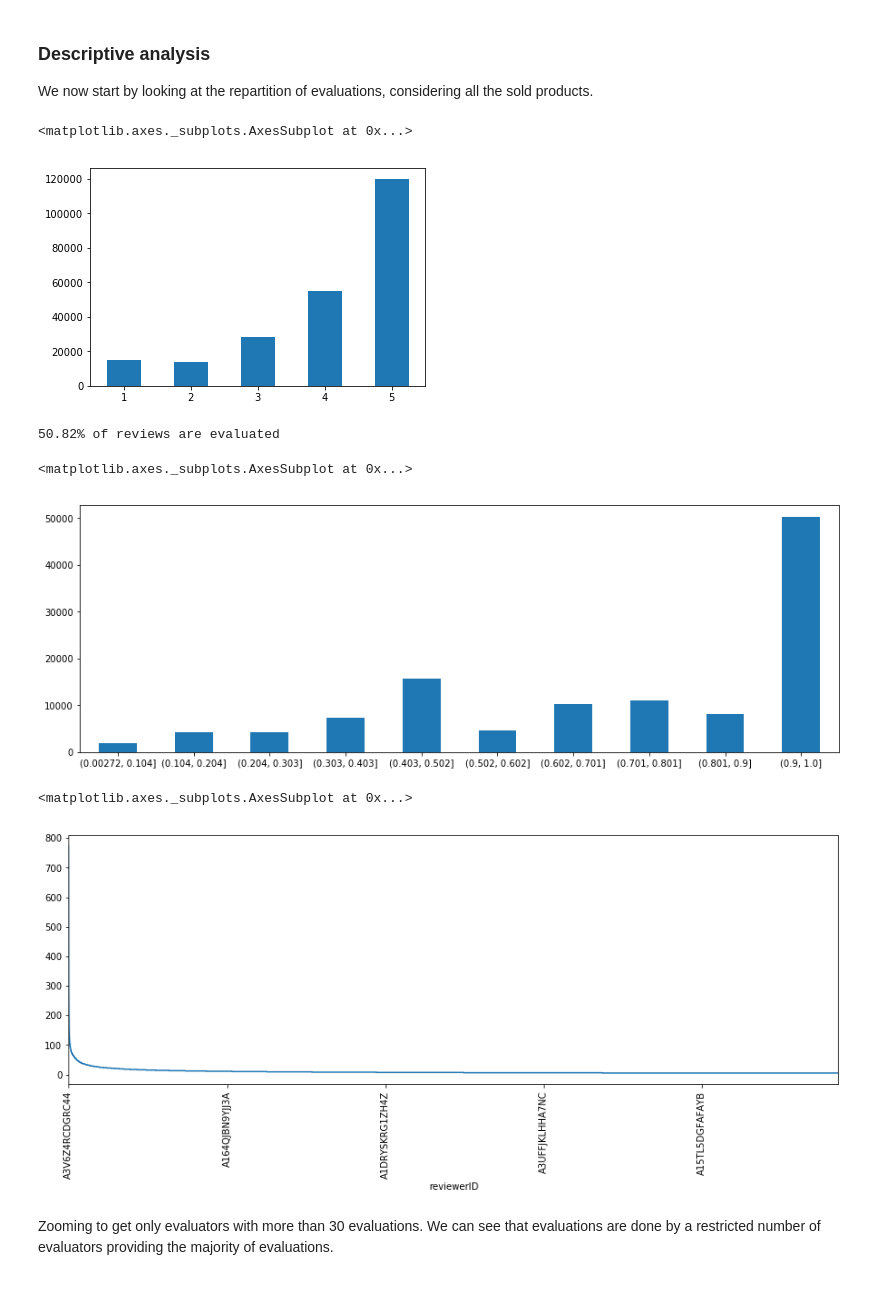
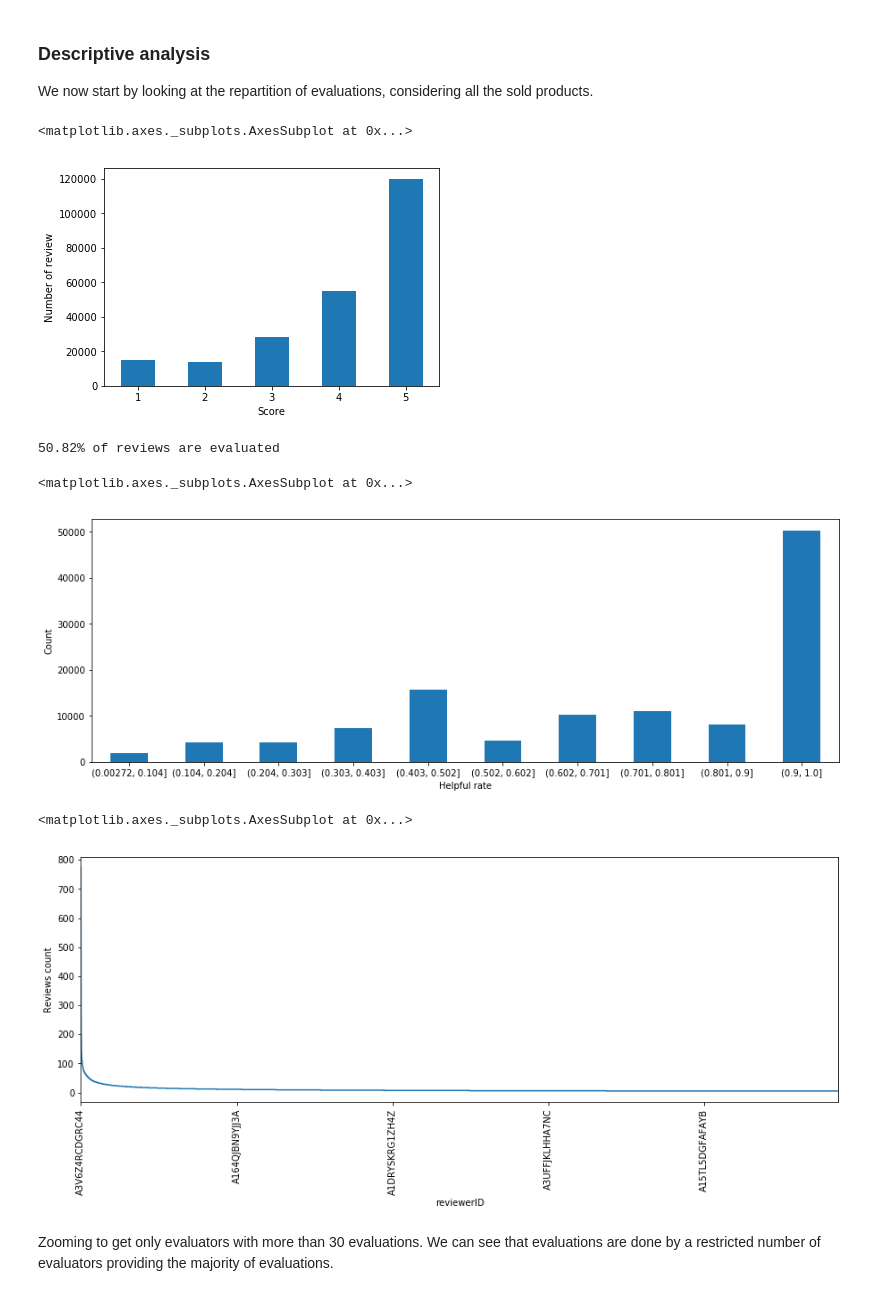
Before and after one commit to adamazon/adamazon-code, a Jupyter notebook: Project.ipynb, the cells around one changed output. Drawn from its saved outputs; the diff is of its cells as text; code cells hidden in the pictures.

```diff
--- a/Project.ipynb
+++ b/Project.ipynb
@@ -19,5 +25,5 @@ We will start by focusing on one specific product subsection, here video games.
 # %%
-video_games = pd.read_json('./data/video-games.json')
+video_games = pd.read_json('./data/file.json')
 
 # Cleaning dates
 del video_games['reviewTime'] # Duplicated information (already in unix review time)
@@ -64,28 +70,33 @@ video_games.head()
 
 We now start by looking at the repartition of evaluations, considering all the sold products.
 # %%
+plt.xlabel('Score')
+plt.ylabel('Number of review')
 video_games.overall.value_counts(ascending=True).sort_index().plot(kind='bar', rot=0)
 # %% [output]
 <matplotlib.axes._subplots.AxesSubplot at 0x...>
-[figure, old version]
+[figure, new version]
 # %%
 # We get all the "helpfulness rates" (removing the unrated comments)
 helpfulRates = video_games[video_games.helpfulRate > 0].helpfulRate
 
 print(str(round(len(helpfulRates) * 100 / len(video_games.helpfulRate), 2)) + '% of reviews are evaluated')
 
+plt.xlabel('Helpful rate')
+plt.ylabel('Count')
 helpfulRates.value_counts(ascending=True, bins=10).sort_index().plot(kind='bar', rot=0, figsize=(15, 5))
 # %% [output]
 50.82% of reviews are evaluated
 <matplotlib.axes._subplots.AxesSubplot at 0x...>
-[figure, old version]
+[figure, new version]
 # %%
 count_evaluations = video_games.groupby('reviewerID').count().sort_values('helpful', ascending=False).helpful
 
+plt.ylabel('Reviews count')
 count_evaluations.plot(rot=90, figsize=(15, 5))
 # %% [output]
 <matplotlib.axes._subplots.AxesSubplot at 0x...>
-[figure, old version]
+[figure, new version]
 # %% [markdown]
 Zooming to get only evaluators with more than 30 evaluations. We can see that evaluations are done by a restricted number of evaluators providing the majority of evaluations.
 # %%
```
Also changed, not shown: parts of 14 cells of this notebook.
